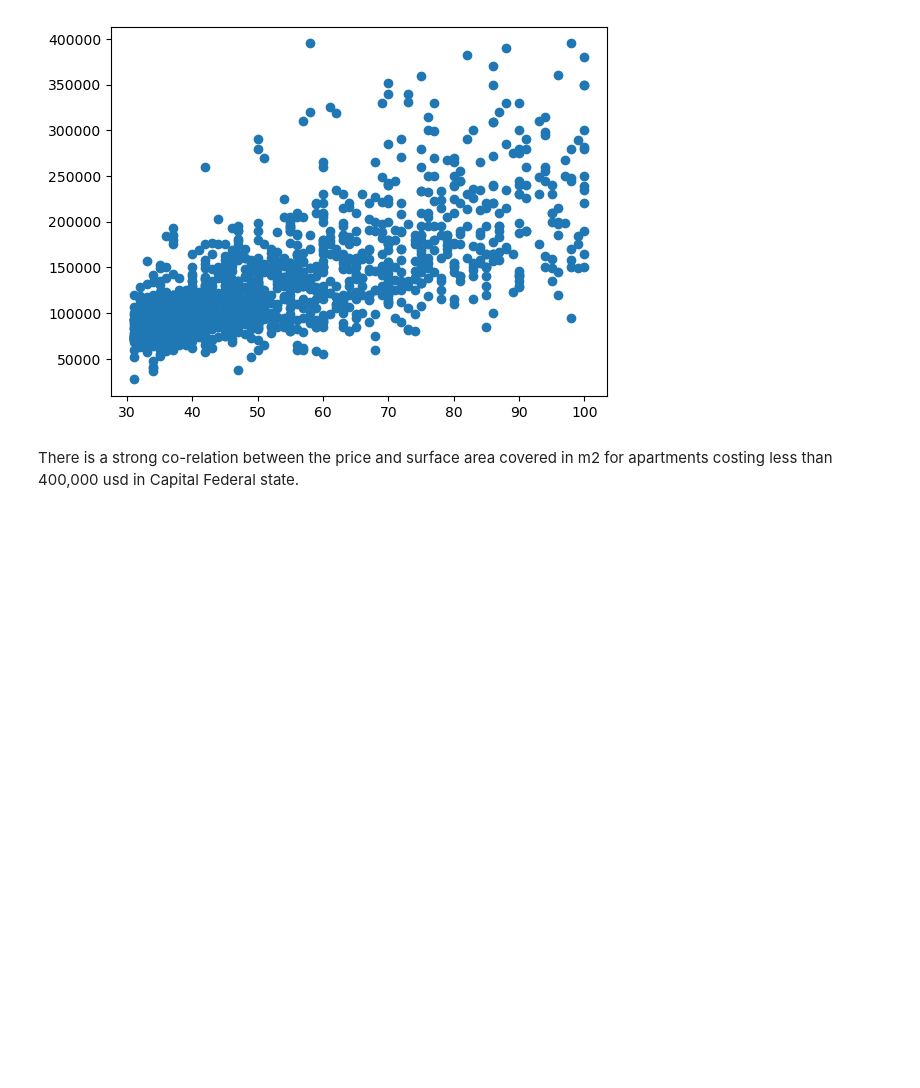
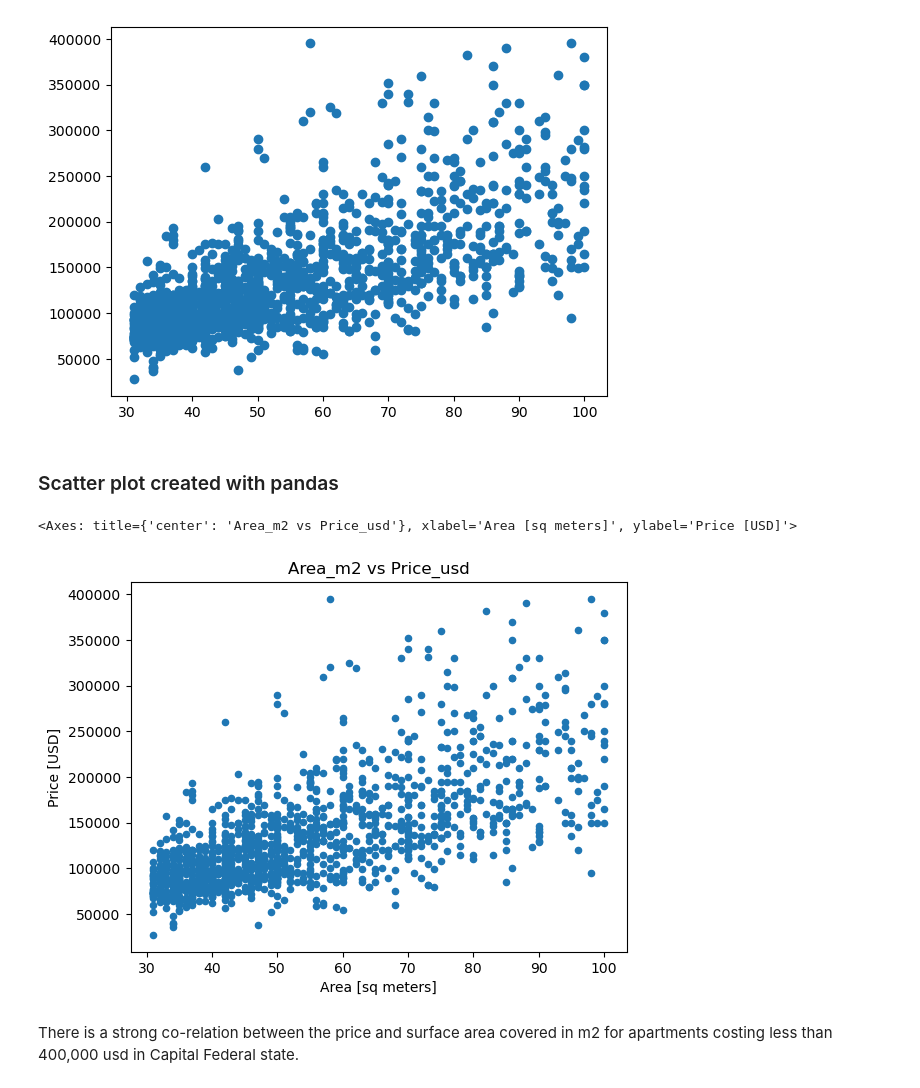
Before and after one commit to kamibrenda/BA_Apartment_LinReg, a Jupyter notebook: Buenos-Aires-Price-Model.ipynb, the cells around one changed output. Cells and saved outputs as stored; diff of their text form; code cells hidden in the pictures; blank space fills up the shorter version.

```diff
--- a/Buenos-Aires-Price-Model.ipynb
+++ b/Buenos-Aires-Price-Model.ipynb
@@ -72,6 +72,19 @@ plt.ylabel = "Price [USD]"
 plt.title = "Area_m2 vs Price_usd"
 # %% [output]
 [figure]
+# %% [markdown]
+### Scatter plot created with pandas
+# %%
+df.plot(x="surface_covered_in_m2",
+        y="price_aprox_usd",
+    kind="scatter",
+    xlabel = "Area [sq meters]",
+    ylabel = "Price [USD]",
+    title= "Area_m2 vs Price_usd"
+)
+# %% [output]
+<Axes: title={'center': 'Area_m2 vs Price_usd'}, xlabel='Area [sq meters]', ylabel='Price [USD]'>
+[figure, added]
 # %% [markdown]
 There is a strong co-relation between the price and surface area covered in m2 for apartments costing less than 400,000 usd in Capital Federal state.
 # %%
```
Also changed, not shown: parts of 8 cells of this notebook.
